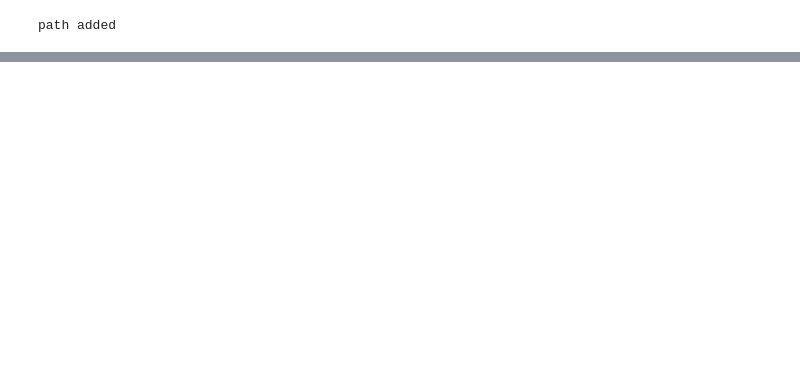
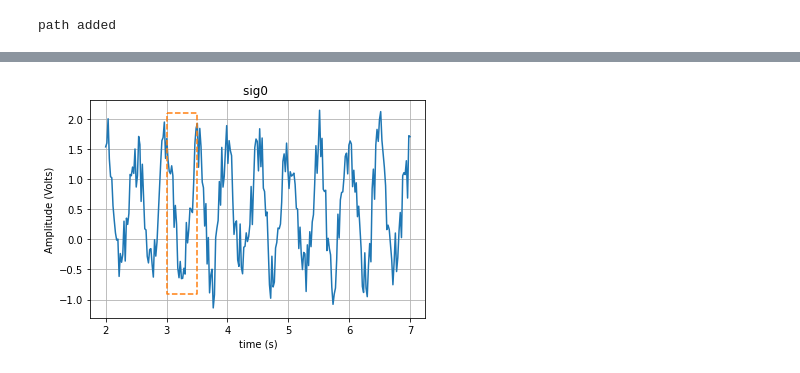
Before and after one commit to Octavius26/Data_analysis, a Jupyter notebook: demo.ipynb, the cells around one changed output, grey strips where cells are left out. Drawn from its saved outputs; the diff is of its cells as text; code cells hidden in the pictures; blank space fills up the shorter version.

```diff
--- a/demo.ipynb
+++ b/demo.ipynb
@@ -22,0 +24,5 @@ sig0.plot()
+# %%
+sig0.plot()
+sig0.plot_ADD_box_on_recut(3,3.5)
+# %% [output]
+[figure, added]
```
Also changed, not shown: parts of 8 cells of this notebook, 1 other file.
